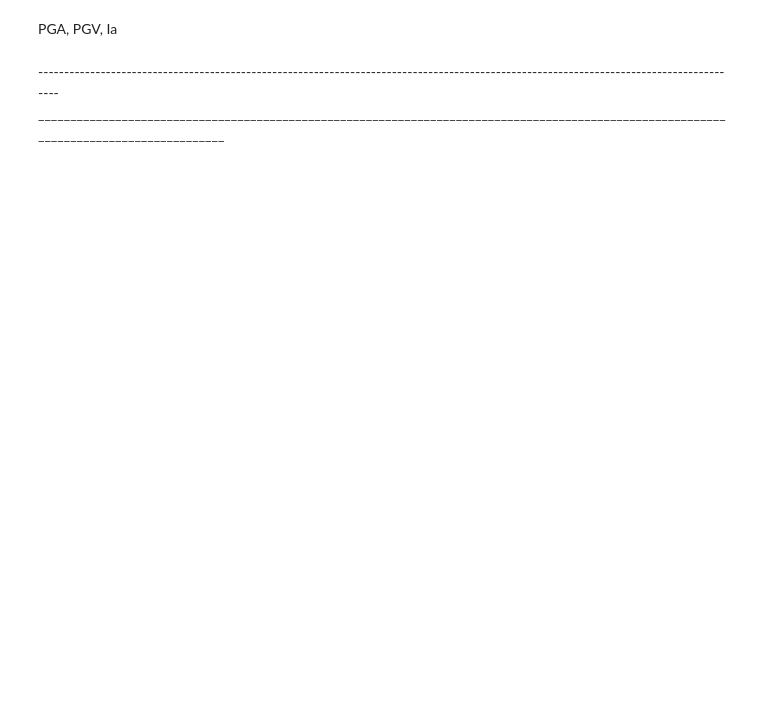
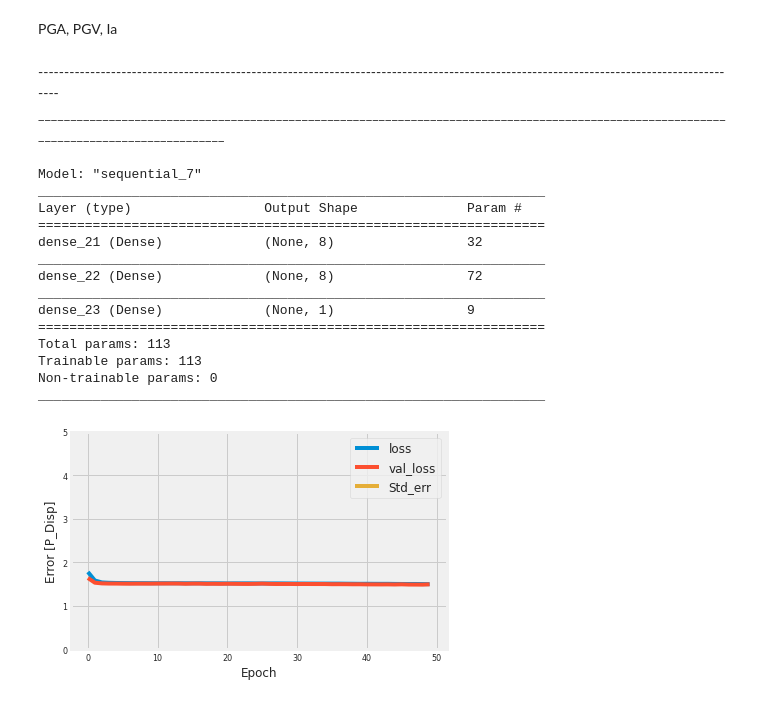
Before and after one commit to Rupesh-rkgit/ML_notebooks, a Jupyter notebook: mtp-code.ipynb, the cells around one changed output. Drawn from its saved outputs; the diff is of its cells as text; code cells hidden in the pictures; blank space fills up the shorter version.

```diff
--- a/mtp-code.ipynb
+++ b/mtp-code.ipynb
@@ -370,3 +340,47 @@ array([[0.57475644]], dtype=float32)
 PGA, PGV, Ia
 # %% [markdown]
 ----------------------------------------------------------------------------------------------------------------------------------------________________________________________________________________________________________________________________________________________
+# %%
+from sklearn.model_selection import train_test_split
+
+Input  = ['PGA','PGV','Ia']    #change the params
+X = dataset[Input]
+y = dataset.iloc[:, -1]
+
+# split the dataset
+X_train, X_test, y_train, y_test = train_test_split(
+    X, y, test_size=0.2, random_state=0)
+
+dnn_model = build_and_compile_model(3)   #change the number of params
+dnn_model.summary()
+
+history = dnn_model.fit(
+    X_train,
+    y_train,
+    validation_split=0.2,
+    verbose=0, epochs=50)
+
+plot_loss(history)
+
+predictions = dnn_model.predict(X)
+sub = pd.DataFrame()
+# sub['Actual'] = y
+
+sub['Pred'] = pd.DataFrame(predictions)
+sub.to_csv('PGA_PGV_Ia.csv',index=False)     #change the name of spreadsheet to identify each combination
+# %% [output]
+Model: "sequential_7"
+_________________________________________________________________
+Layer (type)                 Output Shape              Param #
+=================================================================
+dense_21 (Dense)             (None, 8)                 32
+_________________________________________________________________
+dense_22 (Dense)             (None, 8)                 72
+_________________________________________________________________
+dense_23 (Dense)             (None, 1)                 9
+=================================================================
+Total params: 113
+Trainable params: 113
+Non-trainable params: 0
+_________________________________________________________________
+[figure, added]
```
Also changed, not shown: parts of 52 cells of this notebook.
